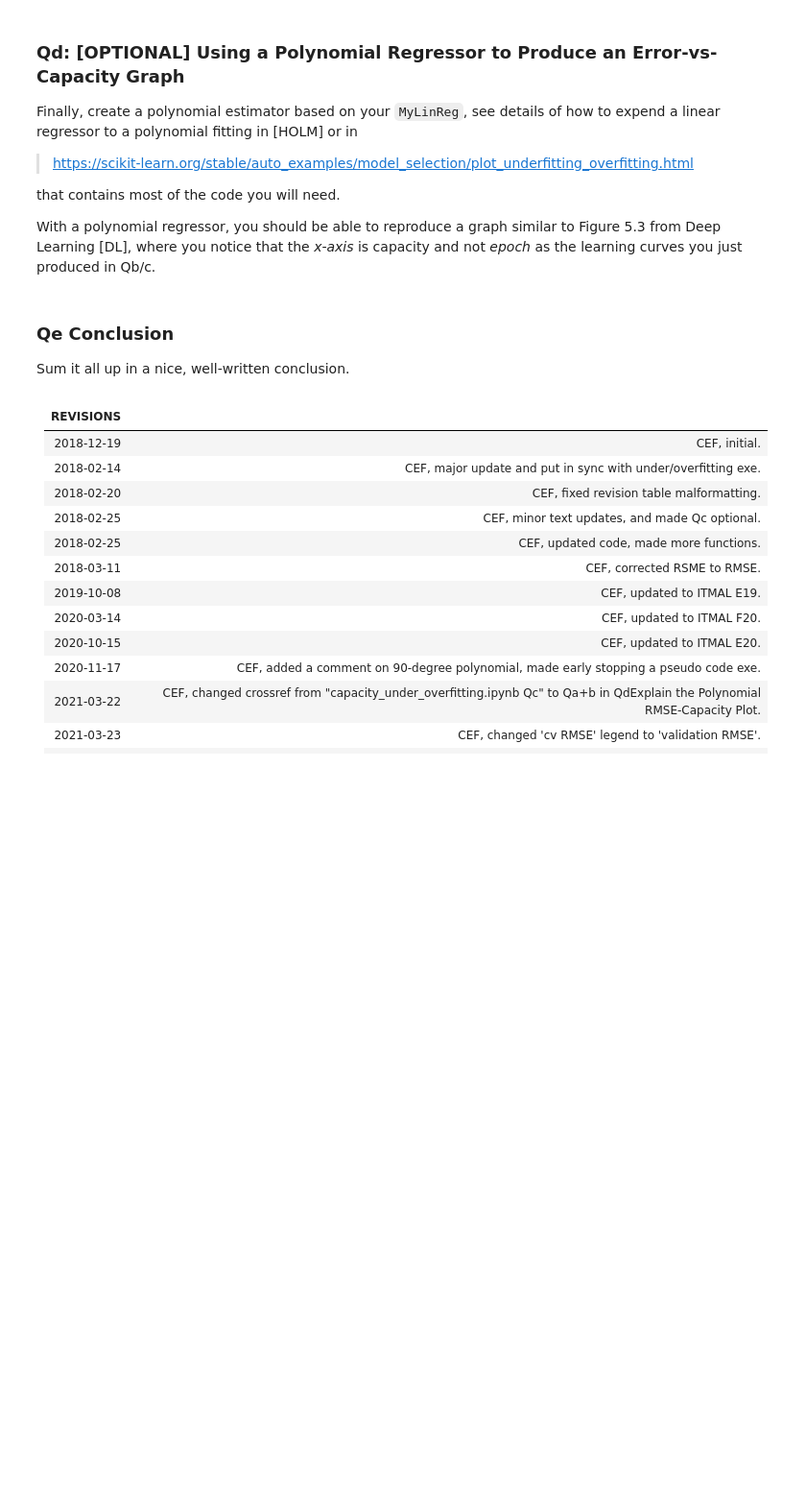
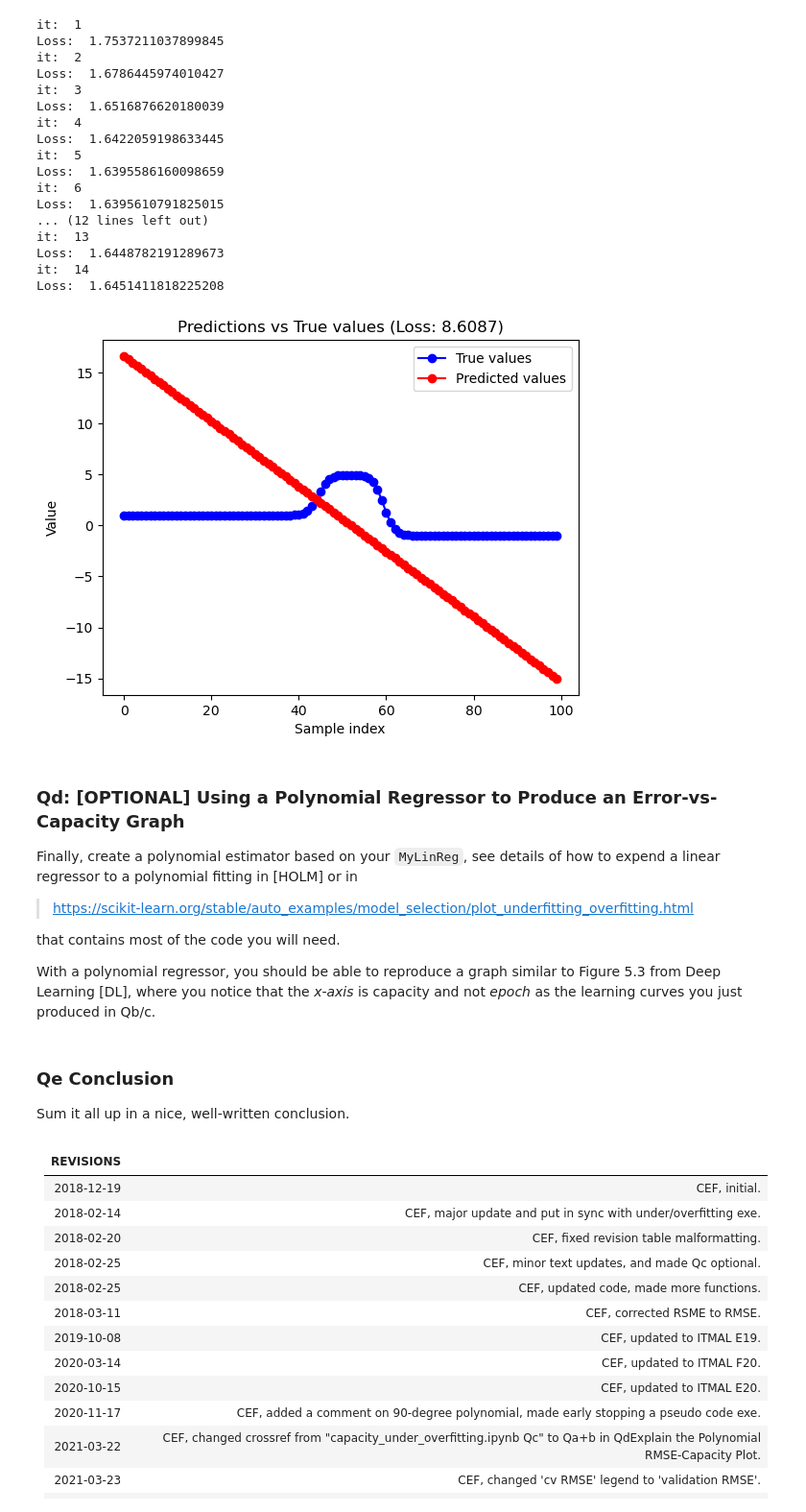
Before and after one commit to OliverEC04/MAL-G10, a Jupyter notebook: L8/learning_curves.ipynb, the cells around one changed output. Shown: that part at 96% size. Drawn from its saved outputs; the diff is of its cells as text; code cells hidden in the pictures; blank space fills up the shorter version.

```diff
--- a/L8/learning_curves.ipynb
+++ b/L8/learning_curves.ipynb
@@ -81,3 +177,48 @@ assert False, "TODO: implement early stopping
+# %%
+# assert False, "TODO: implement early stopping
+# NY DATA WOOO
+
+
+X_test, y_test = GenerateSimpleData()
+
+X_test = X_test / np.max(X_test)
+
+r.fit(X, y, "SGD")
+
+# predict
+y_pred = r.predict(X_test)
+
+# loss for vores cv / nye test data
+loss_test = np.sqrt(np.mean((y_pred - y_test) ** 2))
+
+#plot plot
+fig, ax = plt.subplots()
+ax.plot(range(len(y_test)), y_test, 'bo-', label='True values')
+ax.plot(range(len(y_pred)), y_pred, 'ro-', label='Predicted values')
+ax.set_title(f"Predictions vs True values (Loss: {loss_test:.4f})")
+ax.set_xlabel("Sample index")
+ax.set_ylabel("Value")
+ax.legend()
+plt.show()
+# %% [output]
+it:  1
+Loss:  1.7537211037899845
+it:  2
+Loss:  1.6786445974010427
+it:  3
+Loss:  1.6516876620180039
+it:  4
+Loss:  1.6422059198633445
+it:  5
+Loss:  1.6395586160098659
+it:  6
+Loss:  1.6395610791825015
+... (12 lines left out)
+it:  13
+Loss:  1.6448782191289673
+it:  14
+Loss:  1.6451411818225208
+[figure, added]
 # %% [markdown]
 ### Qd:  [OPTIONAL]  Using a Polynomial Regressor to Produce an Error-vs-Capacity Graph
 
```
Also changed, not shown: parts of 3 cells of this notebook, 2 other files.
